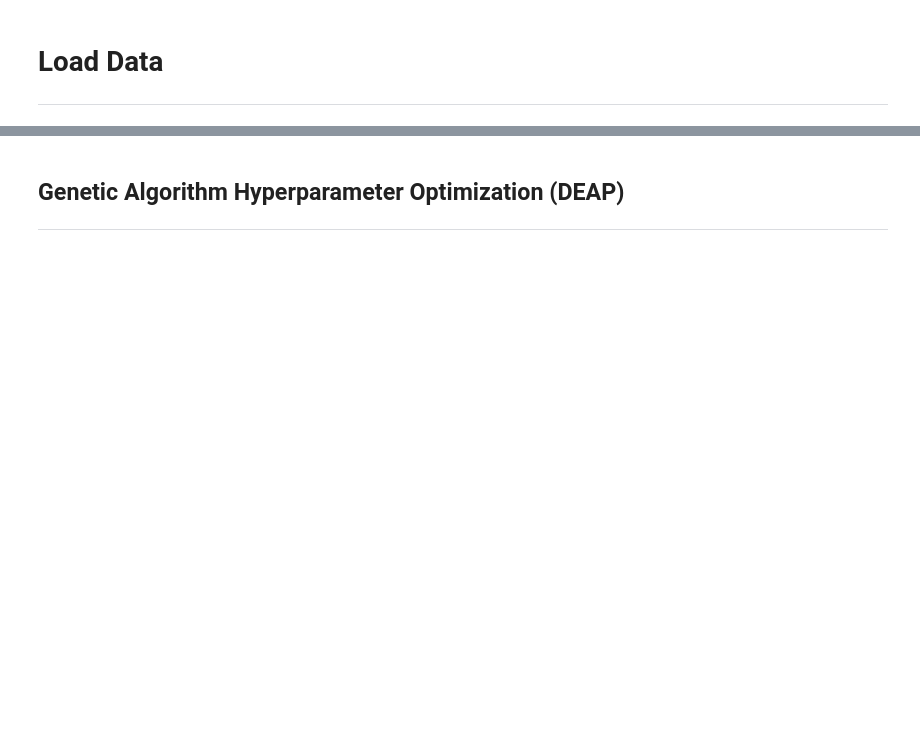
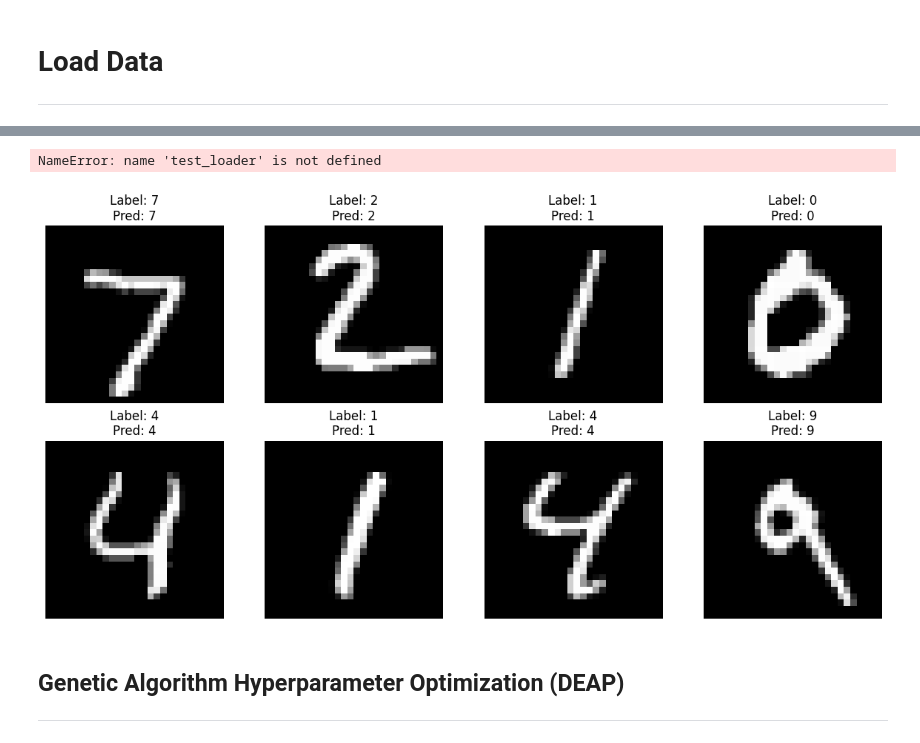
Before and after one commit to LucasMLago/FederatedGeneticAlgorithm, a Jupyter notebook: notebooks/mlp.ipynb, the cells around one changed output, grey strips where cells are left out. Drawn from its saved outputs; the diff is of its cells as text; code cells hidden in the pictures; blank space fills up the shorter version.

```diff
--- a/notebooks/mlp.ipynb
+++ b/notebooks/mlp.ipynb
@@ -66,6 +64,2 @@ len(testset)
 # %%
-# image shape and classes
-img, label = trainset[0]
-
-print(img.shape, label)
-print(trainset.classes)
+trainset.data.shape, testset.data.shape
@@ -246,3 +252,37 @@ print(f"Test Loss: {test_loss:.4f}, Test Accuracy: {test_acc:.4f}")
+# %%
+dataiter = iter(test_loader)
+# %% [output]
+NameError: name 'test_loader' is not defined
+# %%
+images, labels = next(dataiter)
+
+with torch.no_grad():
+    model.eval()
+    outputs = model(images)
+    _, preds = torch.max(outputs, 1)
+
+def imshow(img: torch.Tensor, title: str = None):
+    img = img / 2 + 0.5  # Remove normalization
+    npimg = img.numpy()
+    plt.imshow(np.transpose(npimg, (1, 2, 0)), cmap="gray")
+    if title is not None:
+        plt.title(title)
+    plt.axis('off')
+
+num_images = 8
+rows = 2
+cols = 4
+plt.figure(figsize=(12, 6))
+for i in range(num_images):
+    plt.subplot(rows, cols, i + 1)
+    label = labels[i].item()
+    pred = preds[i].item()
+    title = f"Label: {label}\nPred: {pred}"
+    imshow(images[i], title=title)
+plt.tight_layout()
+plt.show()
+# %% [output]
+[figure, added]
 # %% [markdown]
 ## Genetic Algorithm Hyperparameter Optimization (DEAP)
 ---
```
Also changed, not shown: parts of 32 cells of this notebook, 12 other files.
